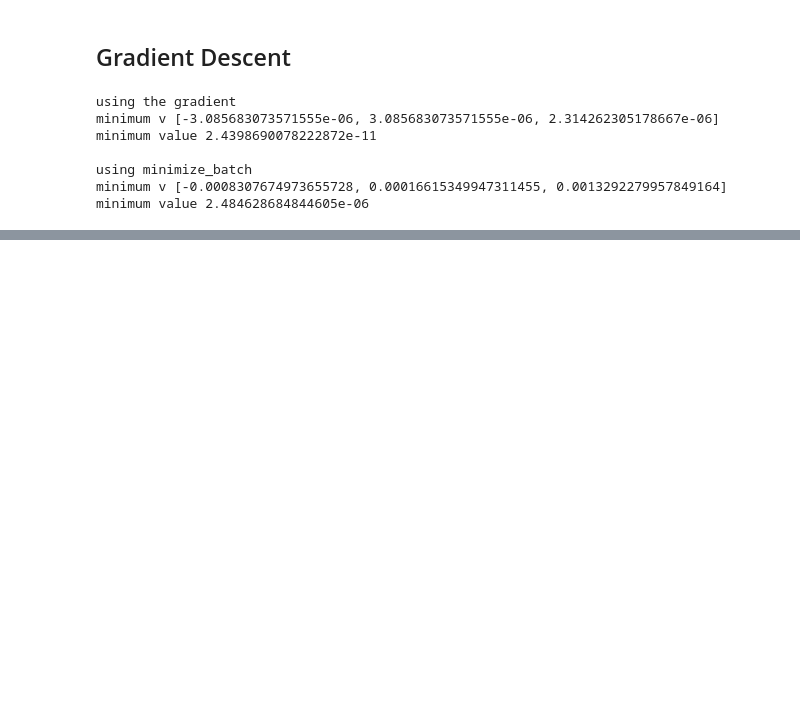
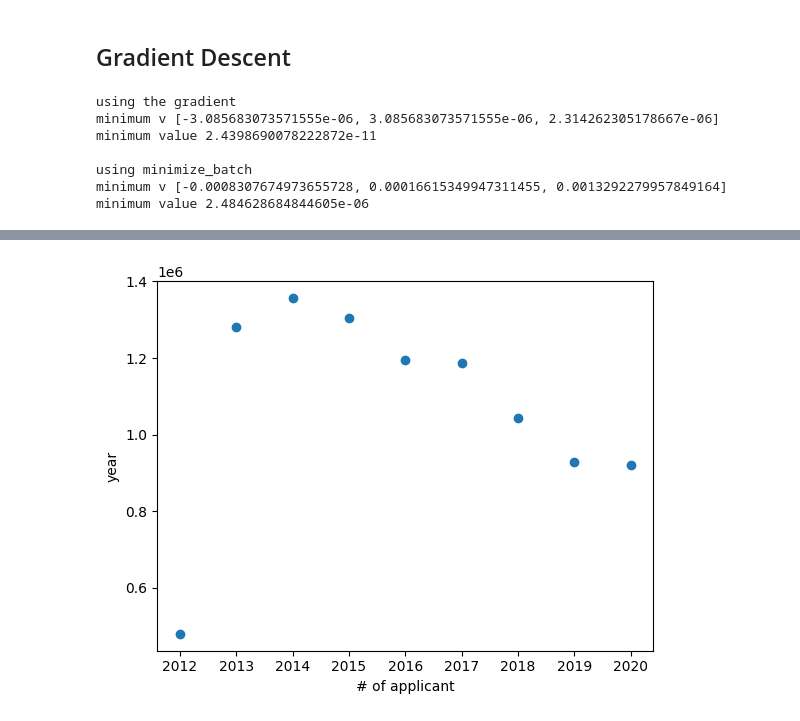
Before and after one commit to MrSnor/xm-bk, a Jupyter notebook: dork.ipynb, the cells around one changed output, grey strips where cells are left out. Saved outputs shown, nothing was run; the diff lists cells and outputs as text; code cells hidden in the pictures; blank space fills up the shorter version.

```diff
--- a/dork.ipynb
+++ b/dork.ipynb
@@ -2157,0 +2388,18 @@ minimum value 2.484628684844605e-06
+# %%
+"""
+Use the following data to plot the number of applicants per year as a scatter plot. year = [2020, 2019,
+2018, 2017, 2016, 2015, 2014, 2013, 2012] No. application per year = [921261, 929198, 1043739,
+1186454, 1194938, 1304495, 1356805, 1282000, 479651].
+"""
+from matplotlib import pyplot as plt
+
+year = [2020, 2019, 2018, 2017, 2016, 2015, 2014, 2013, 2012]
+no_application_per_year = [921261, 929198, 1043739, 1186454, 1194938, 1304495, 1356805,
+1282000, 479651]
+
+plt.scatter(year,no_application_per_year)
+plt.xlabel('# of applicant')
+plt.ylabel('year')
+plt.show()
+# %% [output]
+[figure, added]
```
Also changed, not shown: parts of 12 cells of this notebook, 1 other file.
